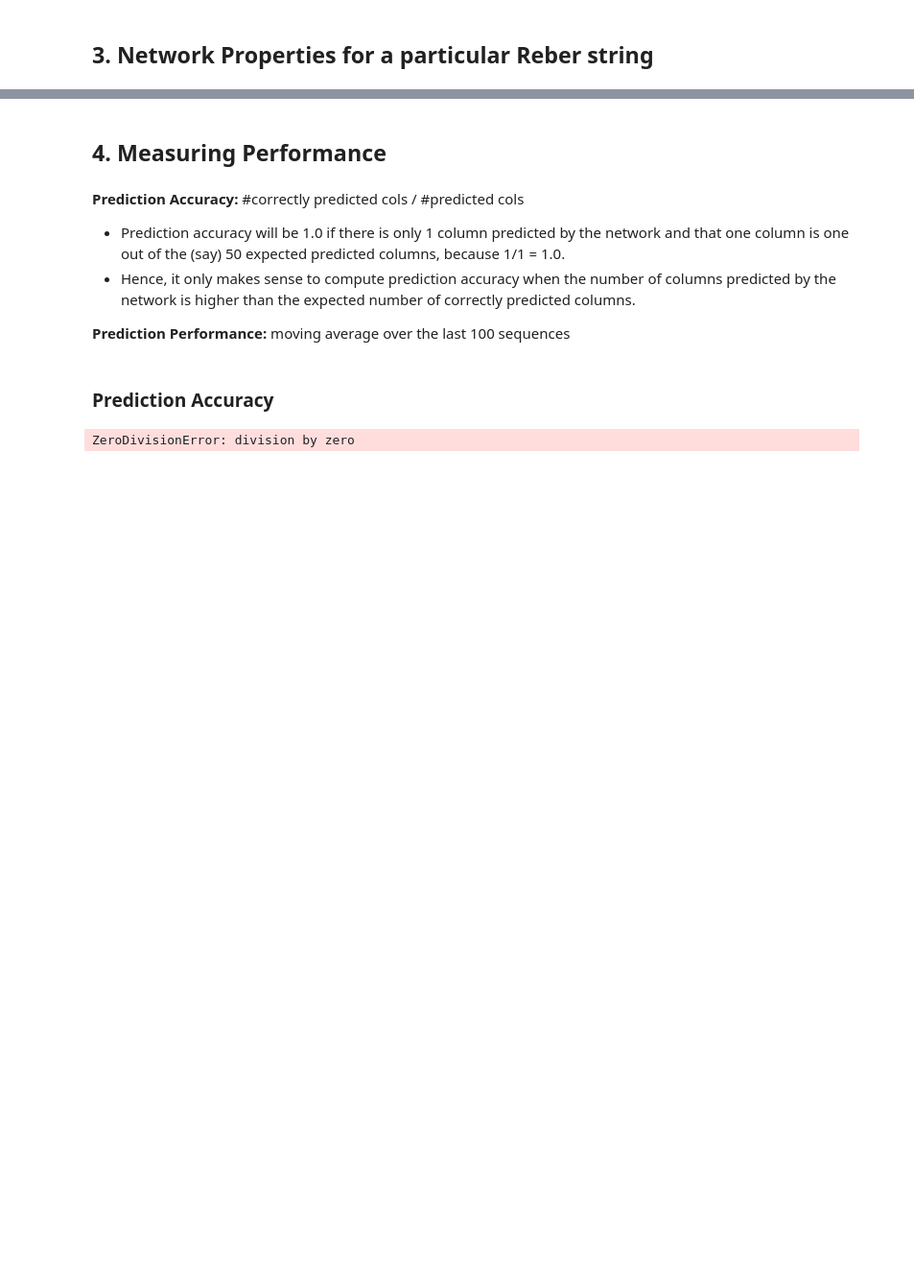
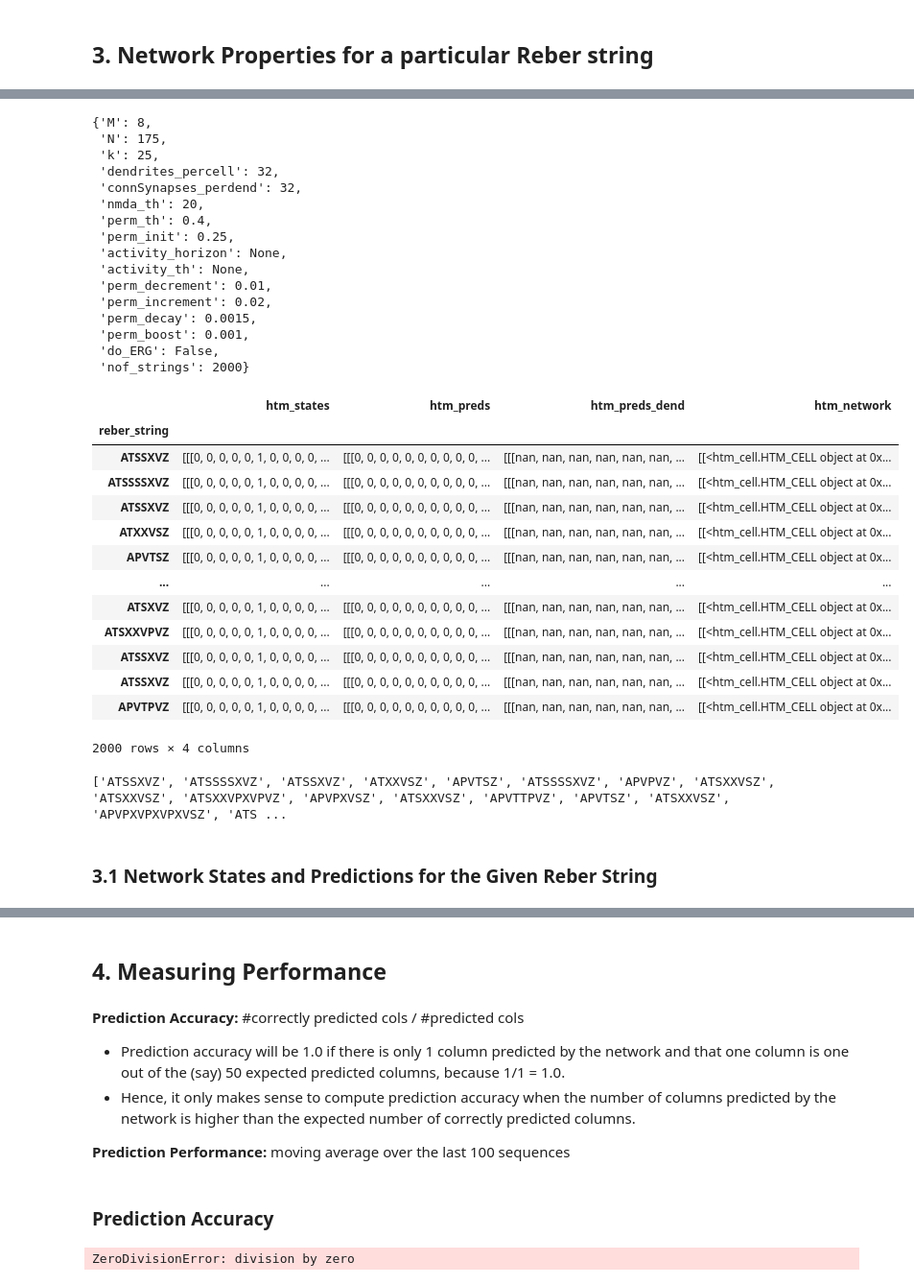
Before and after one commit to TaherHabib/htm-sequence-learning, a Jupyter notebook: Notebooks/AGL_Analysis.ipynb, the cells around one changed output, grey strips where cells are left out. Shown at 96% size. Drawn from its saved outputs; the diff is of its cells as text; code cells hidden in the pictures; blank space fills up the shorter version.

```diff
--- a/Notebooks/AGL_Analysis.ipynb
+++ b/Notebooks/AGL_Analysis.ipynb
@@ -74,23 +83,25 @@ results.set_index('reber_string', inplace=True)
 # %% [markdown]
 # Analysis of Results
 # %%
-dict_params = {
- 'M': 8,
- 'N': 175,
- 'k': 25,
- 'dendrites_percell': 32,
- 'connSynapses_perdend': 32,
- 'nmda_th': 20,
- 'perm_th': 0.4,
- 'perm_init': 0.25,
- 'activity_horizon': None,
- 'activity_th': None,
- 'perm_decrement': 0.05,
- 'perm_increment': 0.1,
- 'perm_decay': 0.010000000000000002,
- 'perm_boost': 0.005000000000000001,
- 'do_ERG': False,
- 'nof_strings': 2000}
+# dict_params = {
+#  'M': 8,
+#  'N': 175,
+#  'k': 25,
+#  'dendrites_percell': 32,
+#  'connSynapses_perdend': 32,
+#  'nmda_th': 20,
+#  'perm_th': 0.4,
+#  'perm_init': 0.25,
+#  'activity_horizon': None,
+#  'activity_th': None,
+#  'perm_decrement': 0.05,
+#  'perm_increment': 0.1,
+#  'perm_decay': 0.010000000000000002,
+#  'perm_boost': 0.005000000000000001,
+#  'do_ERG': False,
+#  'nof_strings': 2000}
+
+display(dict_params)
 
 M = dict_params['M']
 N = dict_params['N']
@@ -315 +319,41 @@ results
+# %%
+display(dict_params)
+display(results)
+
+#np.set_printoptions(threshold=sys.maxsize)
+print(list(results.index))
+# %% [output]
+{'M': 8,
+ 'N': 175,
+ 'k': 25,
+ 'dendrites_percell': 32,
+ 'connSynapses_perdend': 32,
+ 'nmda_th': 20,
+ 'perm_th': 0.4,
+ 'perm_init': 0.25,
+ 'activity_horizon': None,
+ 'activity_th': None,
+ 'perm_decrement': 0.01,
+ 'perm_increment': 0.02,
+ 'perm_decay': 0.0015,
+ 'perm_boost': 0.001,
+ 'do_ERG': False,
+ 'nof_strings': 2000}
+|  | htm_states | htm_preds | htm_preds_dend | htm_network |
+| reber_string |  |  |  |  |
+| ATSSXVZ | [[[0, 0, 0, 0, 0, 1, 0, 0, 0, 0, ... | [[[0, 0, 0, 0, 0, 0, 0, 0, 0, 0, ... | [[[nan, nan, nan, nan, nan, nan, ... | [[<htm_cell.HTM_CELL object at 0x... |
+| ATSSSSXVZ | [[[0, 0, 0, 0, 0, 1, 0, 0, 0, 0, ... | [[[0, 0, 0, 0, 0, 0, 0, 0, 0, 0, ... | [[[nan, nan, nan, nan, nan, nan, ... | [[<htm_cell.HTM_CELL object at 0x... |
+| ATSSXVZ | [[[0, 0, 0, 0, 0, 1, 0, 0, 0, 0, ... | [[[0, 0, 0, 0, 0, 0, 0, 0, 0, 0, ... | [[[nan, nan, nan, nan, nan, nan, ... | [[<htm_cell.HTM_CELL object at 0x... |
+| ATXXVSZ | [[[0, 0, 0, 0, 0, 1, 0, 0, 0, 0, ... | [[[0, 0, 0, 0, 0, 0, 0, 0, 0, 0, ... | [[[nan, nan, nan, nan, nan, nan, ... | [[<htm_cell.HTM_CELL object at 0x... |
+| APVTSZ | [[[0, 0, 0, 0, 0, 1, 0, 0, 0, 0, ... | [[[0, 0, 0, 0, 0, 0, 0, 0, 0, 0, ... | [[[nan, nan, nan, nan, nan, nan, ... | [[<htm_cell.HTM_CELL object at 0x... |
+| ... | ... | ... | ... | ... |
+| ATSXVZ | [[[0, 0, 0, 0, 0, 1, 0, 0, 0, 0, ... | [[[0, 0, 0, 0, 0, 0, 0, 0, 0, 0, ... | [[[nan, nan, nan, nan, nan, nan, ... | [[<htm_cell.HTM_CELL object at 0x... |
+| ATSXXVPVZ | [[[0, 0, 0, 0, 0, 1, 0, 0, 0, 0, ... | [[[0, 0, 0, 0, 0, 0, 0, 0, 0, 0, ... | [[[nan, nan, nan, nan, nan, nan, ... | [[<htm_cell.HTM_CELL object at 0x... |
+| ATSSXVZ | [[[0, 0, 0, 0, 0, 1, 0, 0, 0, 0, ... | [[[0, 0, 0, 0, 0, 0, 0, 0, 0, 0, ... | [[[nan, nan, nan, nan, nan, nan, ... | [[<htm_cell.HTM_CELL object at 0x... |
+| ATSSXVZ | [[[0, 0, 0, 0, 0, 1, 0, 0, 0, 0, ... | [[[0, 0, 0, 0, 0, 0, 0, 0, 0, 0, ... | [[[nan, nan, nan, nan, nan, nan, ... | [[<htm_cell.HTM_CELL object at 0x... |
+| APVTPVZ | [[[0, 0, 0, 0, 0, 1, 0, 0, 0, 0, ... | [[[0, 0, 0, 0, 0, 0, 0, 0, 0, 0, ... | [[[nan, nan, nan, nan, nan, nan, ... | [[<htm_cell.HTM_CELL object at 0x... |
+2000 rows × 4 columns
+['ATSSXVZ', 'ATSSSSXVZ', 'ATSSXVZ', 'ATXXVSZ', 'APVTSZ', 'ATSSSSXVZ', 'APVPVZ', 'ATSXXVSZ', 'ATSXXVSZ', 'ATSXXVPXVPVZ', 'APVPXVSZ', 'ATSXXVSZ', 'APVTTPVZ', 'APVTSZ', 'ATSXXVSZ', 'APVPXVPXVPXVSZ', 'ATS ...
+# %% [markdown]
+### 3.1 Network States and Predictions for the Given Reber String
 # %%
```
Also changed, not shown: parts of 17 cells of this notebook, 1 other file.
